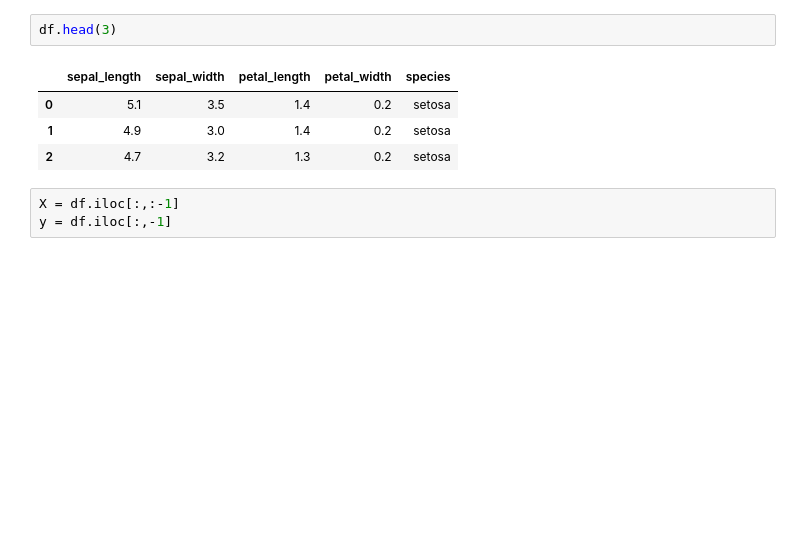
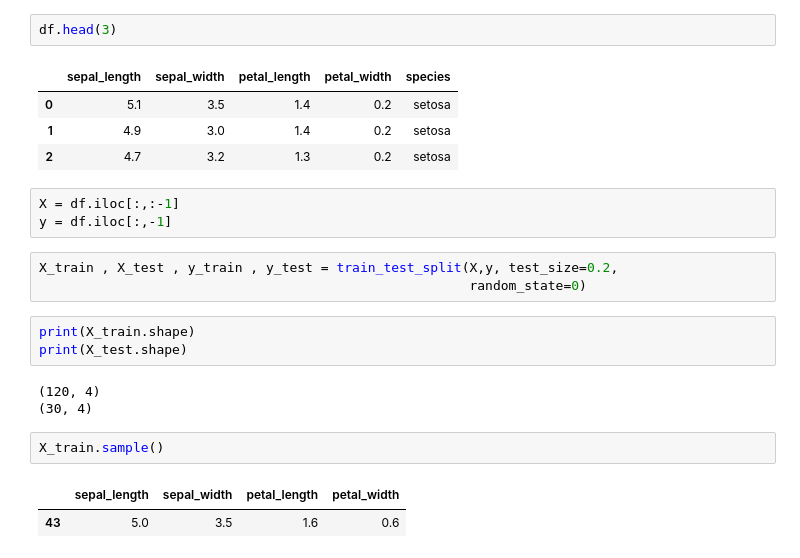
Before and after one commit to Srish09-S/ML, a Jupyter notebook: knn classifier/1.ipynb, the cells around one changed output. Drawn from its saved outputs; the diff is of its cells as text; blank space fills up the shorter version.

```diff
--- a/knn classifier/1.ipynb
+++ b/knn classifier/1.ipynb
@@ -58,3 +58,17 @@ df.head(3)
 # %%
 X = df.iloc[:,:-1]
 y = df.iloc[:,-1]
+# %%
+X_train , X_test , y_train , y_test = train_test_split(X,y, test_size=0.2,
+                                                       random_state=0)
+# %%
+print(X_train.shape)
+print(X_test.shape)
+# %% [output]
+(120, 4)
+(30, 4)
+# %%
+X_train.sample()
+# %% [output]
+|  | sepal_length | sepal_width | petal_length | petal_width |
+| 43 | 5.0 | 3.5 | 1.6 | 0.6 |
```
